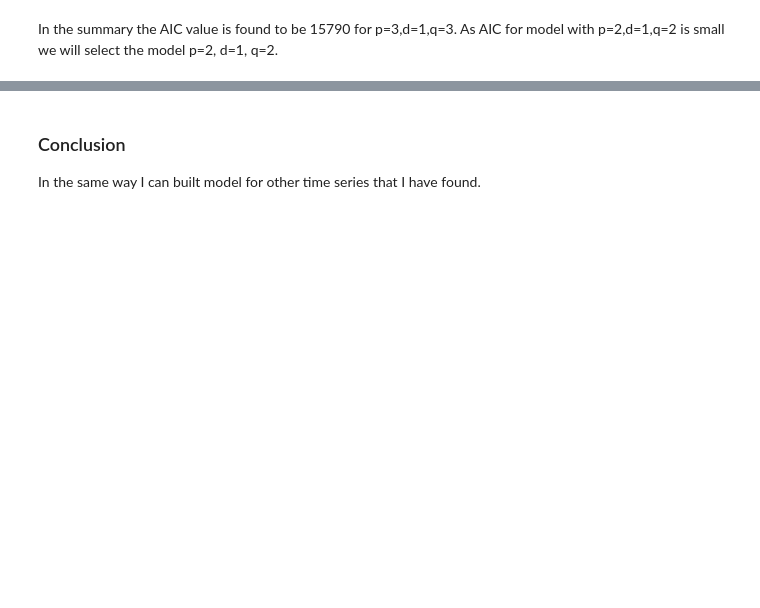
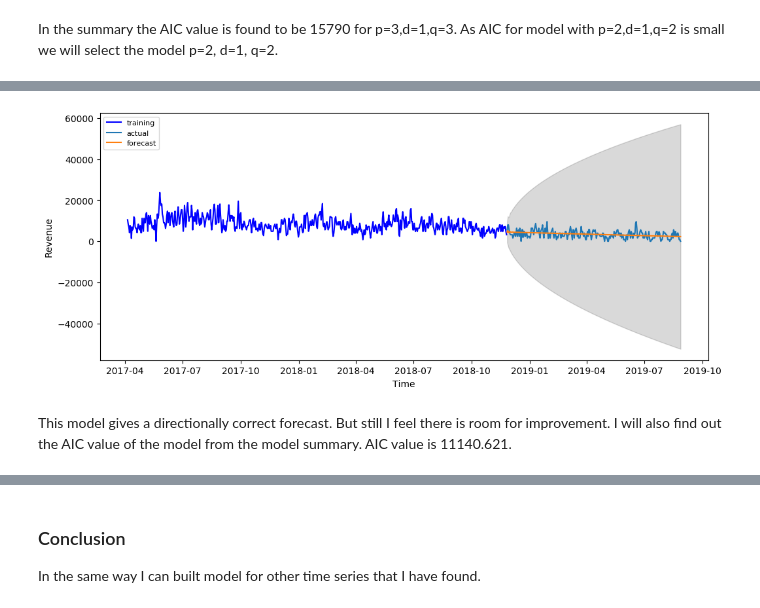
Before and after one commit to saranoor/Data_challenge_Simon_n_Schuster, a Jupyter notebook: Data_Challenge_Simon_n_Schuster.ipynb, the cells around one changed output, grey strips where cells are left out. Cells and saved outputs as stored; diff of their text form; code cells hidden in the pictures; blank space fills up the shorter version.

```diff
--- a/Data_Challenge_Simon_n_Schuster.ipynb
+++ b/Data_Challenge_Simon_n_Schuster.ipynb
@@ -469,0 +470,10 @@ the model p=2, d=1, q=2.
+# %%
+Actual=TS_alone_in_the_dark_ebook['totalrevenue'].values[0:875]
+Actual_index=TS_alone_in_the_dark_ebook['todate'].values[0:875]
+train = TS_alone_in_the_dark_ebook['totalrevenue'].values[0:600]
+train_index=TS_alone_in_the_dark_ebook['todate'].values[0:600]
+test = TS_alone_in_the_dark_ebook['totalrevenue'].values[600:]
+test_index = TS_alone_in_the_dark_ebook['todate'].values[600:]
+# %%
+model1 = ARIMA(train, order=(3, 1, 0))
+fitted = model1.fit(disp=-1)
@@ -469,0 +500,21 @@ the model p=2, d=1, q=2.
+# %%
+fc, se, conf = fitted.forecast(275, alpha=0.05)
+fc_series = pd.Series(fc, index=test_index)
+lower_series = pd.Series(conf[:, 0], index=test_index)
+upper_series = pd.Series(conf[:, 1], index=test_index)
+# %%
+plt.figure(figsize=(12,5), dpi=100)
+plt.plot(train_index,train, label='training', color='blue')
+plt.plot(test_index,test,label='actual')
+plt.plot(test_index,fc_series, label='forecast' )
+plt.fill_between(lower_series.index, lower_series, upper_series,
+                 color='k', alpha=.15)
+plt.xlabel('Time')
+plt.ylabel('Revenue')
+plt.legend(loc='upper left', fontsize=8)
+plt.show()
+# %% [output]
+[figure, added]
+# %% [markdown]
+This model gives a directionally correct forecast. But still I feel there is room for improvement. I will also find out the
+AIC value of the model from the model summary. AIC value is 11140.621.
```
Also changed, not shown: parts of 18 cells of this notebook, 1 other file.
